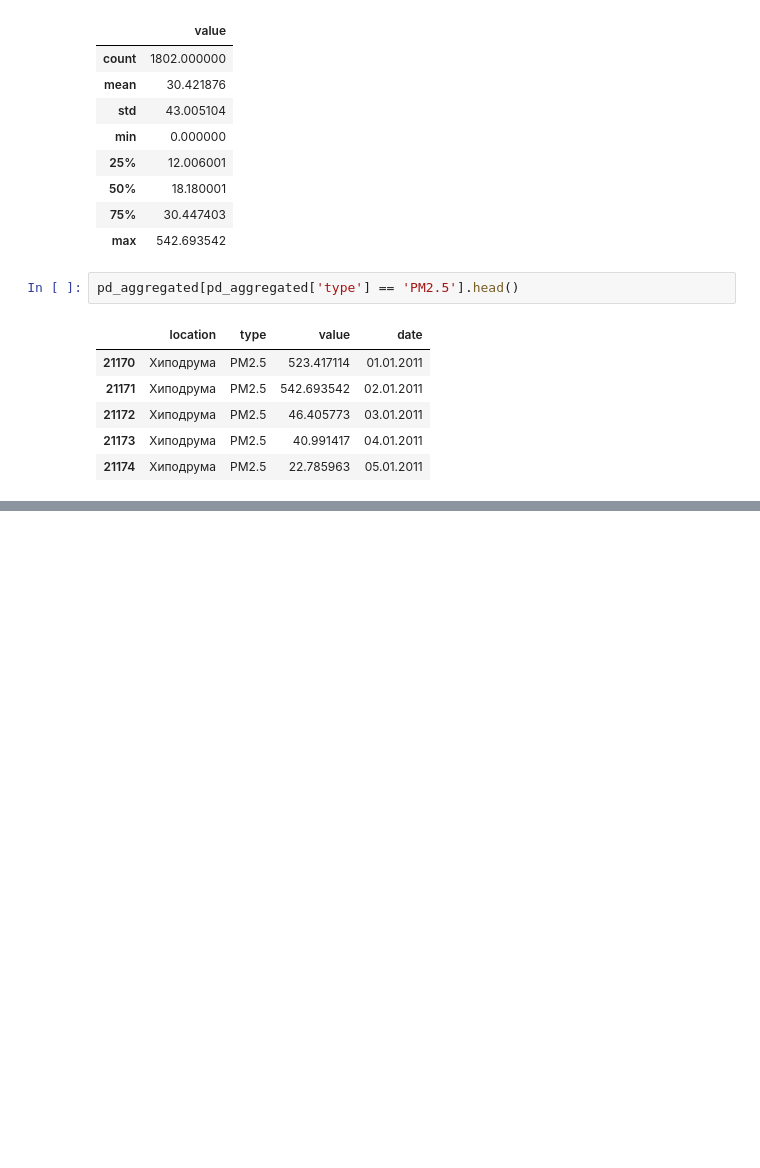
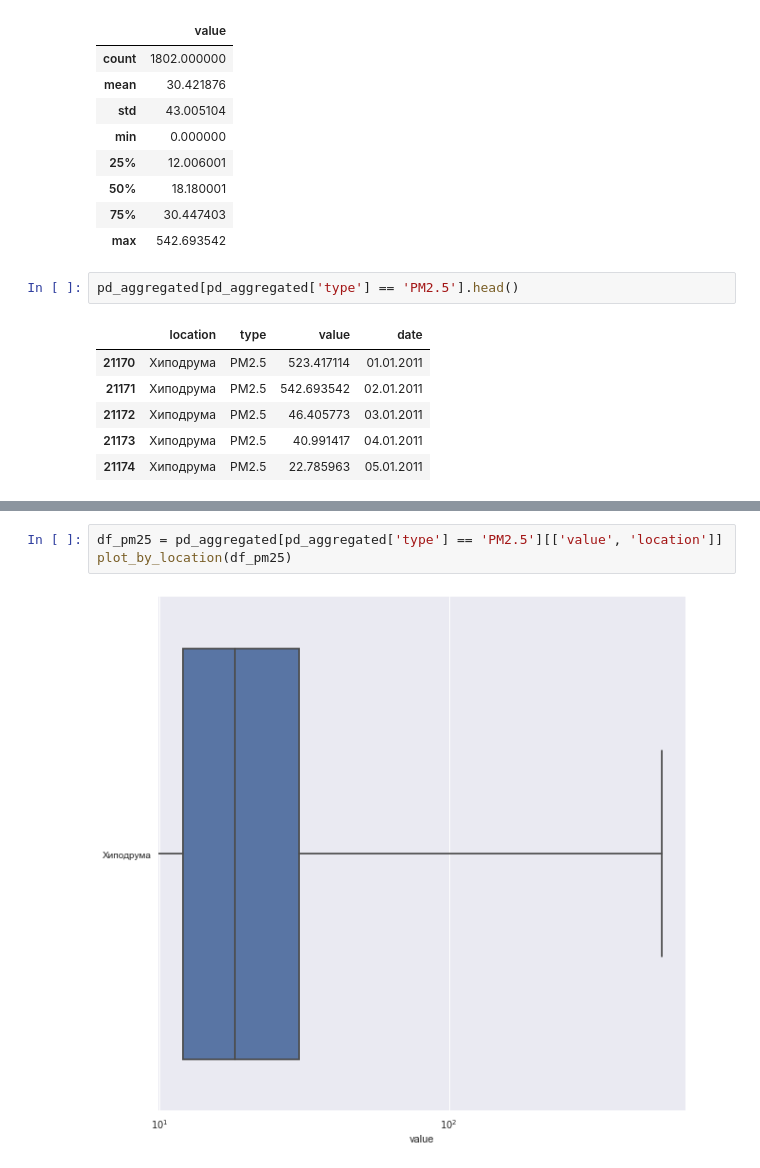
Before and after one commit to apepa/air-pollution, a Jupyter notebook: opendata process.ipynb, the cells around one changed output, grey strips where cells are left out. Saved outputs shown, nothing was run; the diff lists cells and outputs as text; blank space fills up the shorter version.

```diff
--- a/opendata process.ipynb
+++ b/opendata process.ipynb
@@ -191,0 +199,5 @@ sb.despine(trim=True, left=True)
+# %%
+df_pm25 = pd_aggregated[pd_aggregated['type'] == 'PM2.5'][['value', 'location']]
+plot_by_location(df_pm25)
+# %% [output]
+[figure, added]
```
Also changed, not shown: parts of 8 cells of this notebook.
